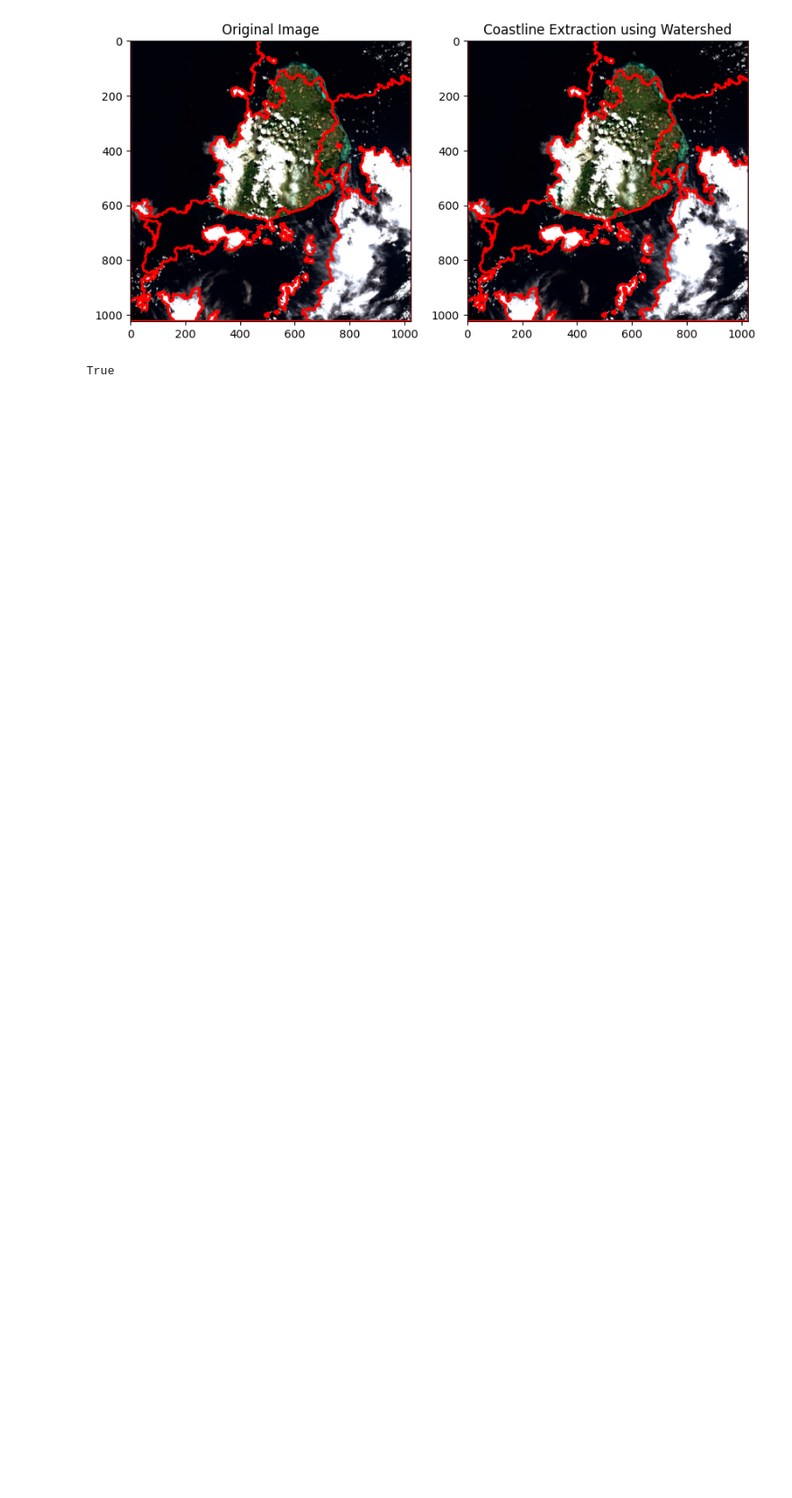
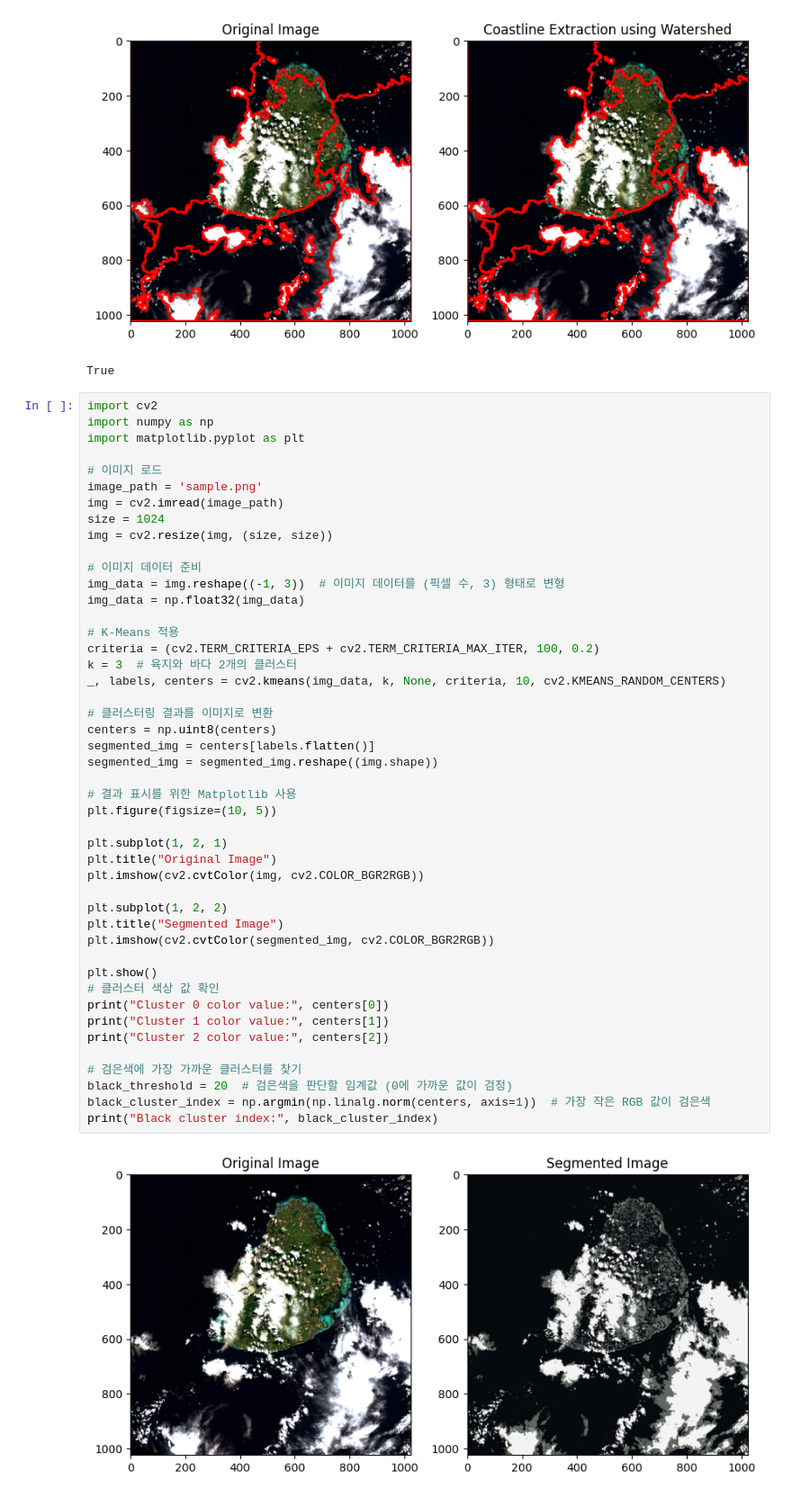
Before and after one commit to wooseungw/SatellieteIMGDetection, a Jupyter notebook: sea_line.ipynb, the cells around one changed output. Shown at 90% size. Drawn from its saved outputs; the diff is of its cells as text; blank space fills up the shorter version.

```diff
--- a/sea_line.ipynb
+++ b/sea_line.ipynb
@@ -109,3 +109,51 @@ cv2.imwrite('../watershed_coastline_result.png', result)
 # %% [output]
 [figure]
 True
+# %%
+import cv2
+import numpy as np
+import matplotlib.pyplot as plt
+
+# 이미지 로드
+image_path = 'sample.png'
+img = cv2.imread(image_path)
+size = 1024
+img = cv2.resize(img, (size, size))
+
+# 이미지 데이터 준비
+img_data = img.reshape((-1, 3))  # 이미지 데이터를 (픽셀 수, 3) 형태로 변형
+img_data = np.float32(img_data)
+
+# K-Means 적용
+criteria = (cv2.TERM_CRITERIA_EPS + cv2.TERM_CRITERIA_MAX_ITER, 100, 0.2)
+k = 3  # 육지와 바다 2개의 클러스터
+_, labels, centers = cv2.kmeans(img_data, k, None, criteria, 10, cv2.KMEANS_RANDOM_CENTERS)
+
+# 클러스터링 결과를 이미지로 변환
+centers = np.uint8(centers)
+segmented_img = centers[labels.flatten()]
+segmented_img = segmented_img.reshape((img.shape))
+
+# 결과 표시를 위한 Matplotlib 사용
+plt.figure(figsize=(10, 5))
+
+plt.subplot(1, 2, 1)
+plt.title("Original Image")
+plt.imshow(cv2.cvtColor(img, cv2.COLOR_BGR2RGB))
+
+plt.subplot(1, 2, 2)
+plt.title("Segmented Image")
+plt.imshow(cv2.cvtColor(segmented_img, cv2.COLOR_BGR2RGB))
+
+plt.show()
+# 클러스터 색상 값 확인
+print("Cluster 0 color value:", centers[0])
+print("Cluster 1 color value:", centers[1])
+print("Cluster 2 color value:", centers[2])
+
+# 검은색에 가장 가까운 클러스터를 찾기
+black_threshold = 20  # 검은색을 판단할 임계값 (0에 가까운 값이 검정)
+black_cluster_index = np.argmin(np.linalg.norm(centers, axis=1))  # 가장 작은 RGB 값이 검은색
+print("Black cluster index:", black_cluster_index)
+# %% [output]
+[figure, added]
```
Also changed, not shown: parts of 3 cells of this notebook, 1 other file.
